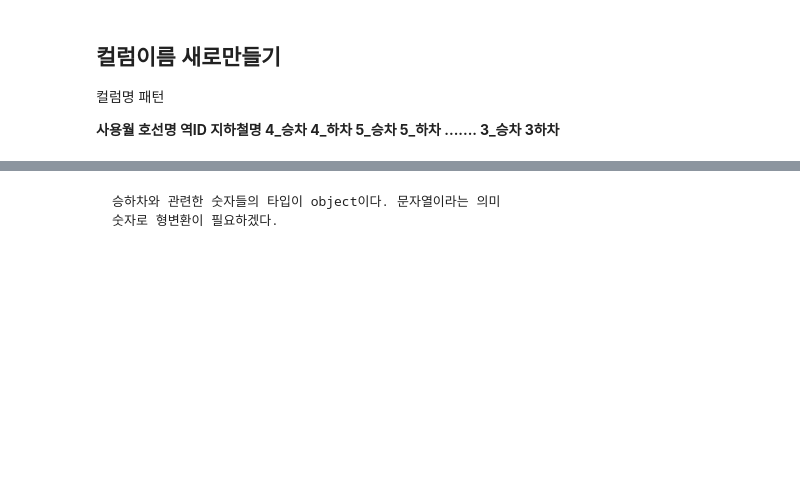
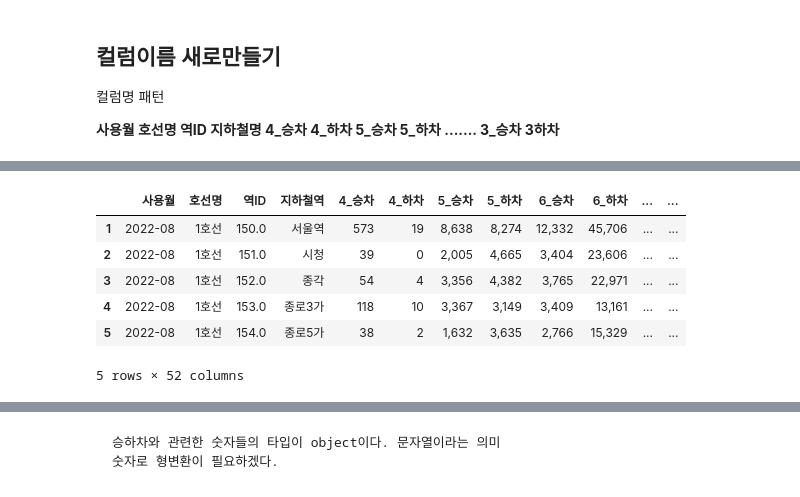
Before and after one commit to Lily-Jeong/Py_DevWork, a Jupyter notebook: DS/2-4.open api[서울지하철유동인구분석]_배포용.ipynb, the cells around one changed output, grey strips where cells are left out. Saved outputs shown, nothing was run; the diff lists cells and outputs as text; code cells hidden in the pictures; blank space fills up the shorter version.

```diff
--- a/DS/2-4.open api[서울지하철유동인구분석]_배포용.ipynb
+++ b/DS/2-4.open api[서울지하철유동인구분석]_배포용.ipynb
@@ -43,0 +101,11 @@ new_cols = ['사용월', '호선명', '역ID', '지하철역']
+# %%
+#새로운 컬럼이름으로 만듬
+new_cols = ['사용월', '호선명', '역ID', '지하철역']
+
+for i in range(4,24):
+    new_cols.append(f'{i}_승차')
+    new_cols.append(f'{i}_하차')
+
+for i in range(0,4):
+    new_cols.append(f'{i}_승차')
+    new_cols.append(f'{i}_하차')
@@ -46,2 +136,12 @@ new_cols = ['사용월', '호선명', '역ID', '지하철역']
 # %%
 #새롭게 만든 컬럼 이름으로 새로운 데이터프레임을 만듬
+new_df = pd.DataFrame(data=value, columns=new_cols)
+new_df.head()
+# %% [output]
+|  | 사용월 | 호선명 | 역ID | 지하철역 | 4_승차 | 4_하차 | 5_승차 | 5_하차 | 6_승차 | 6_하차 | ... | ... |
+| 1 | 2022-08 | 1호선 | 150.0 | 서울역 | 573 | 19 | 8,638 | 8,274 | 12,332 | 45,706 | ... | ... |
+| 2 | 2022-08 | 1호선 | 151.0 | 시청 | 39 | 0 | 2,005 | 4,665 | 3,404 | 23,606 | ... | ... |
+| 3 | 2022-08 | 1호선 | 152.0 | 종각 | 54 | 4 | 3,356 | 4,382 | 3,765 | 22,971 | ... | ... |
+| 4 | 2022-08 | 1호선 | 153.0 | 종로3가 | 118 | 10 | 3,367 | 3,149 | 3,409 | 13,161 | ... | ... |
+| 5 | 2022-08 | 1호선 | 154.0 | 종로5가 | 38 | 2 | 1,632 | 3,635 | 2,766 | 15,329 | ... | ... |
+5 rows × 52 columns
```
Also changed, not shown: parts of 25 cells of this notebook.
